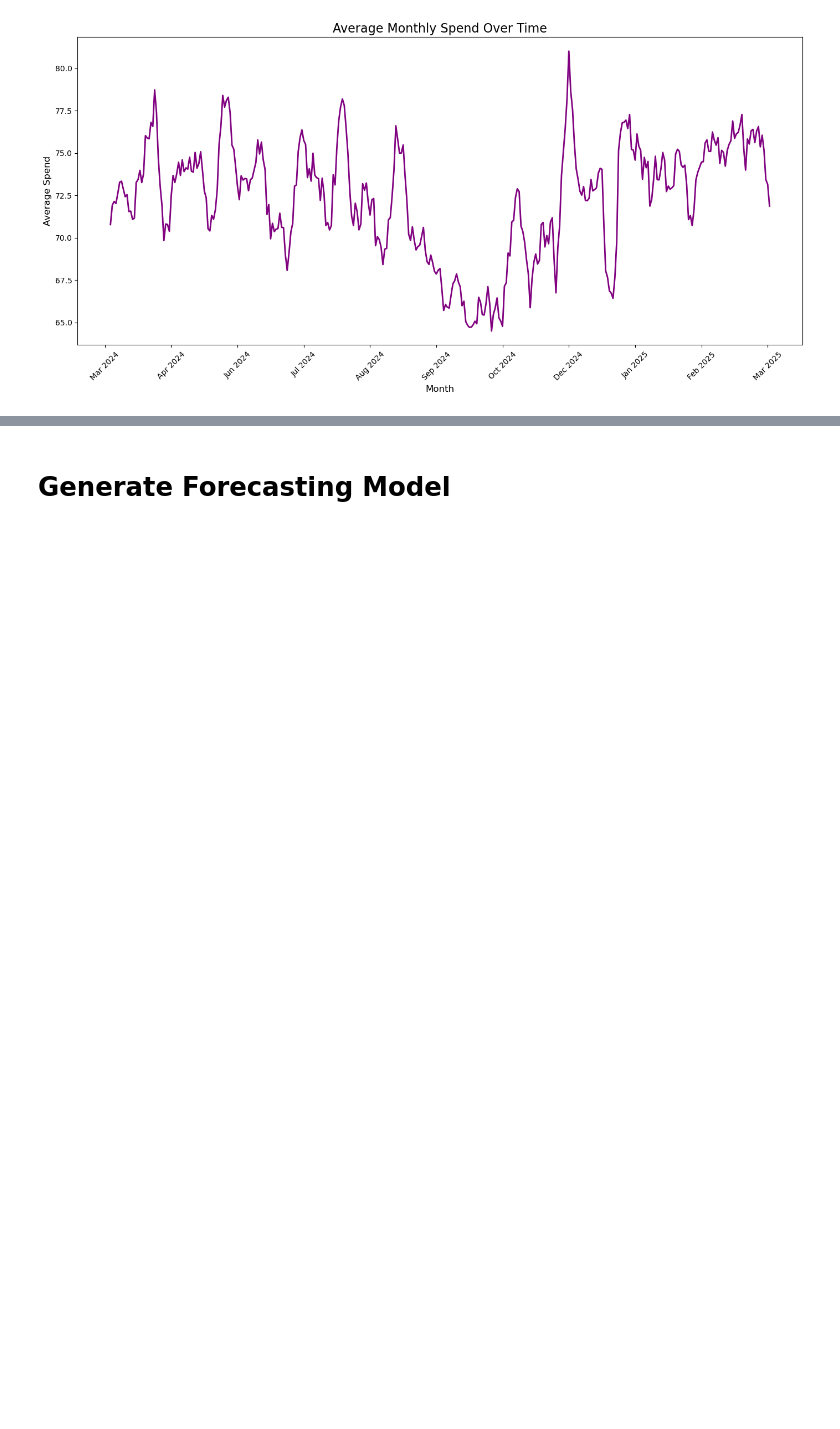
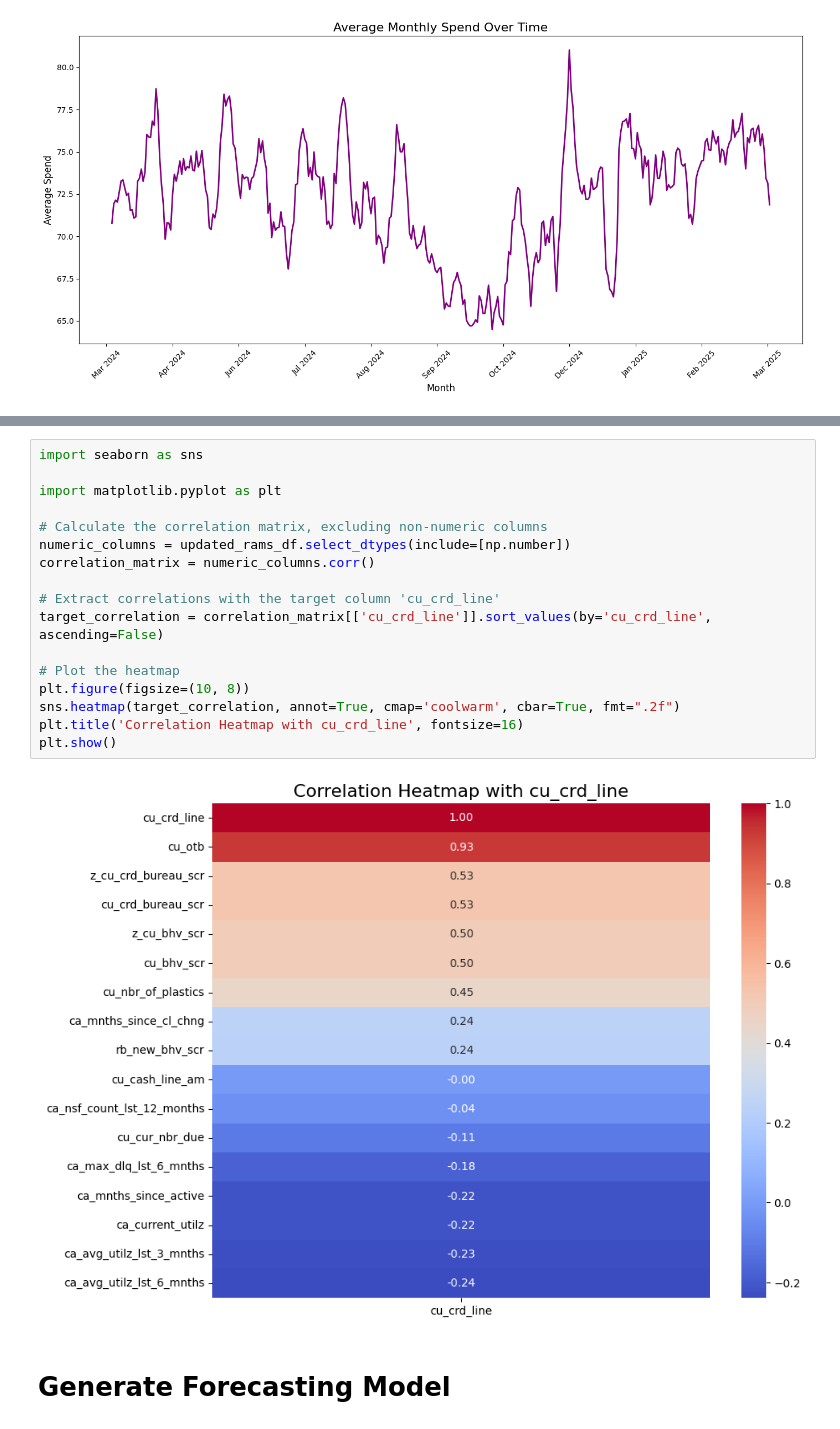
Before and after one commit to mohi-m/Data-THIS-Data-THAT, a Jupyter notebook: spend_analysis_forecast.ipynb, the cells around one changed output, grey strips where cells are left out. Cells and saved outputs as stored; diff of their text form; blank space fills up the shorter version.

```diff
--- a/spend_analysis_forecast.ipynb
+++ b/spend_analysis_forecast.ipynb
@@ -287,3 +338,22 @@ plt.show()
+# %%
+import seaborn as sns
+
+import matplotlib.pyplot as plt
+
+# Calculate the correlation matrix, excluding non-numeric columns
+numeric_columns = updated_rams_df.select_dtypes(include=[np.number])
+correlation_matrix = numeric_columns.corr()
+
+# Extract correlations with the target column 'cu_crd_line'
+target_correlation = correlation_matrix[['cu_crd_line']].sort_values(by='cu_crd_line', ascending=False)
+
+# Plot the heatmap
+plt.figure(figsize=(10, 8))
+sns.heatmap(target_correlation, annot=True, cmap='coolwarm', cbar=True, fmt=".2f")
+plt.title('Correlation Heatmap with cu_crd_line', fontsize=16)
+plt.show()
+# %% [output]
+[figure, added]
 # %% [markdown]
 # Generate Forecasting Model
 # %% [markdown]
```
Also changed, not shown: parts of 2 cells of this notebook, 3 other files.
